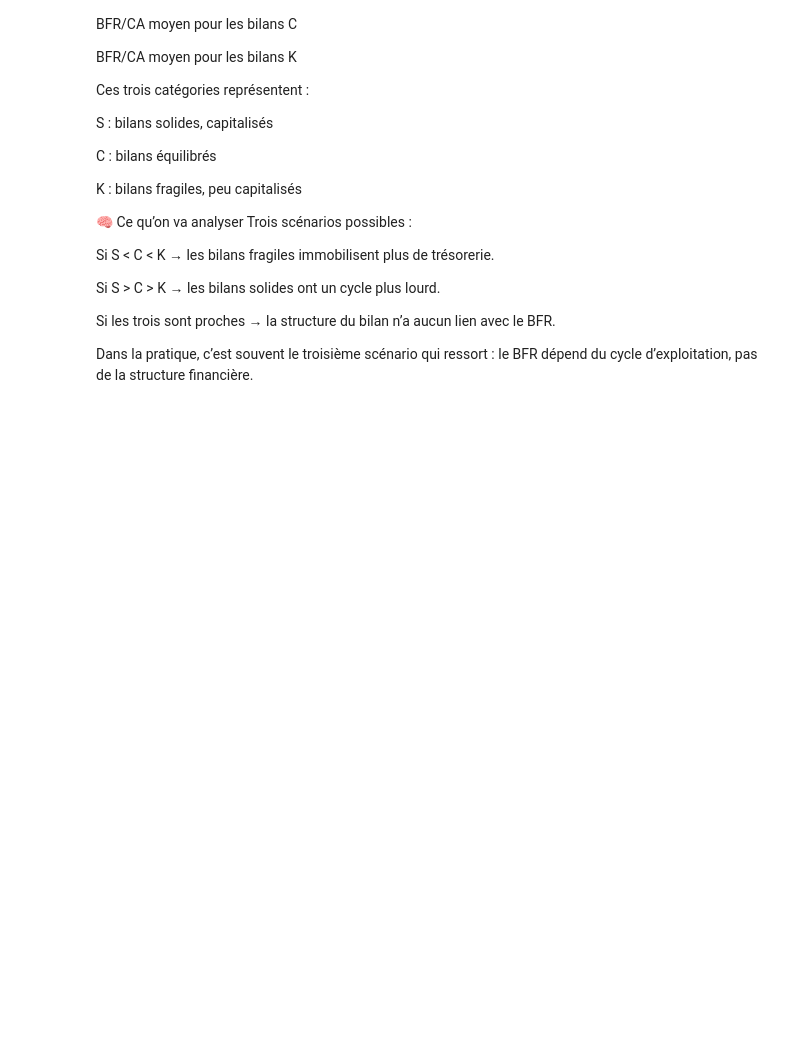
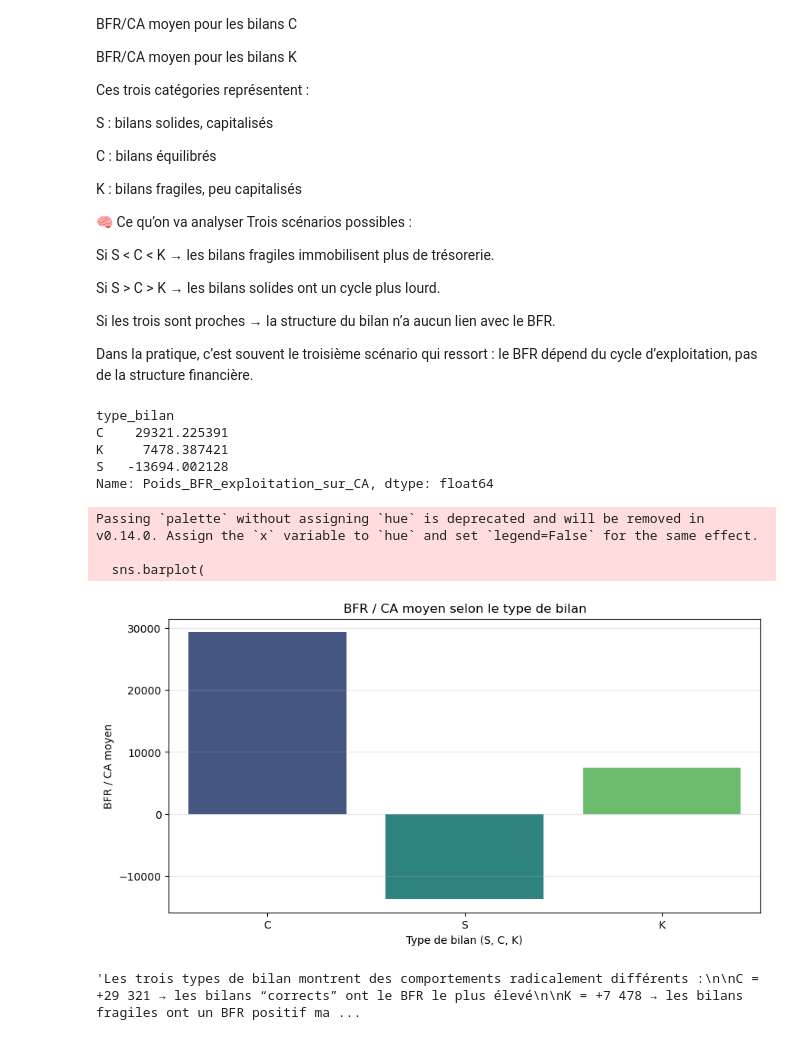
Before and after one commit to khelifaYacine/signaux-faibles-finance, a Jupyter notebook: 01_exploration.ipynb, the cells around one changed output. Cells and saved outputs as stored; diff of their text form; code cells hidden in the pictures; blank space fills up the shorter version.

Commit message:
interprétation des graphe

```diff
--- a/01_exploration.ipynb
+++ b/01_exploration.ipynb
@@ -827,3 +829,56 @@ Si les trois sont proches → la structure du bilan n’a aucun lien avec le BFR
 
 Dans la pratique, c’est souvent le troisième scénario qui ressort :
 le BFR dépend du cycle d’exploitation, pas de la structure financière.
+# %%
+# Vérifier les catégories présentes dans type_bilan
+df_clean["type_bilan"].value_counts()
+
+# Calculer le BFR/CA moyen par type de bilan
+bfr_par_bilan = (
+    df_clean
+    .groupby("type_bilan")["Poids_BFR_exploitation_sur_CA"]
+    .mean()
+)
+
+# Afficher les résultats
+bfr_par_bilan
+# %% [output]
+type_bilan
+C    29321.225391
+K     7478.387421
+S   -13694.002128
+Name: Poids_BFR_exploitation_sur_CA, dtype: float64
+# %%
+plt.figure(figsize=(10,5))
+sns.barplot(
+    data=df_clean,
+    x="type_bilan",
+    y="Poids_BFR_exploitation_sur_CA",
+    estimator="mean",
+    errorbar=None,
+    palette="viridis"
+)
+plt.title("BFR / CA moyen selon le type de bilan")
+plt.xlabel("Type de bilan (S, C, K)")
+plt.ylabel("BFR / CA moyen")
+plt.grid(axis="y", alpha=0.3)
+plt.show()
+# %% [output]
+Passing `palette` without assigning `hue` is deprecated and will be removed in v0.14.0. Assign the `x` variable to `hue` and set `legend=False` for the same effect.
+
+  sns.barplot(
+[figure, added]
+# %%
+"""Les trois types de bilan montrent des comportements radicalement différents :
+
+C = +29 321 → les bilans “corrects” ont le BFR le plus élevé
+
+K = +7 478 → les bilans fragiles ont un BFR positif mais modéré
+
+S = –13 694 → les bilans solides ont un BFR négatif (cycle financé par les fournisseurs)
+
+Ce classement est spectaculaire :
+
+C > K > S"""
+# %% [output]
+'Les trois types de bilan montrent des comportements radicalement différents :\n\nC = +29 321 → les bilans “corrects” ont le BFR le plus élevé\n\nK = +7 478 → les bilans fragiles ont un BFR positif ma ...
```
Also changed, not shown: parts of 4 cells of this notebook.
